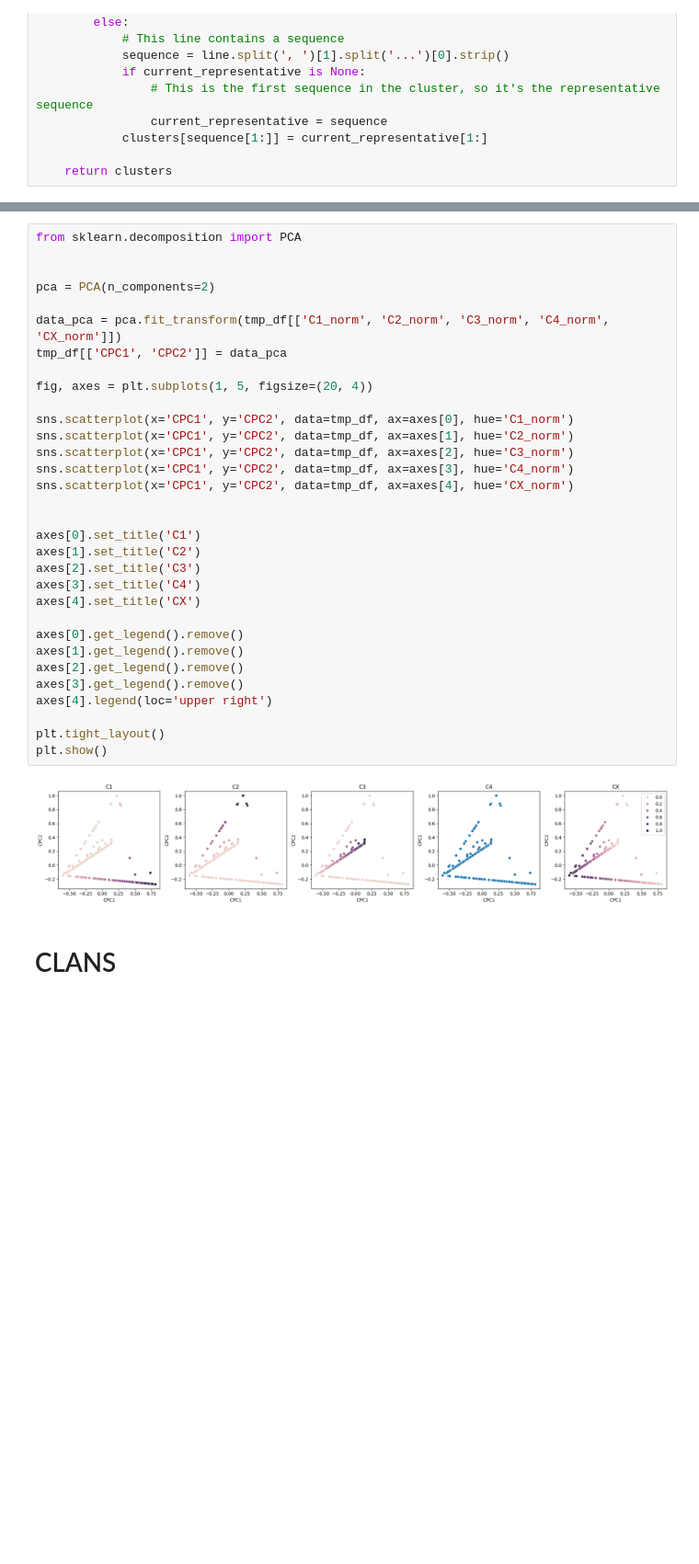
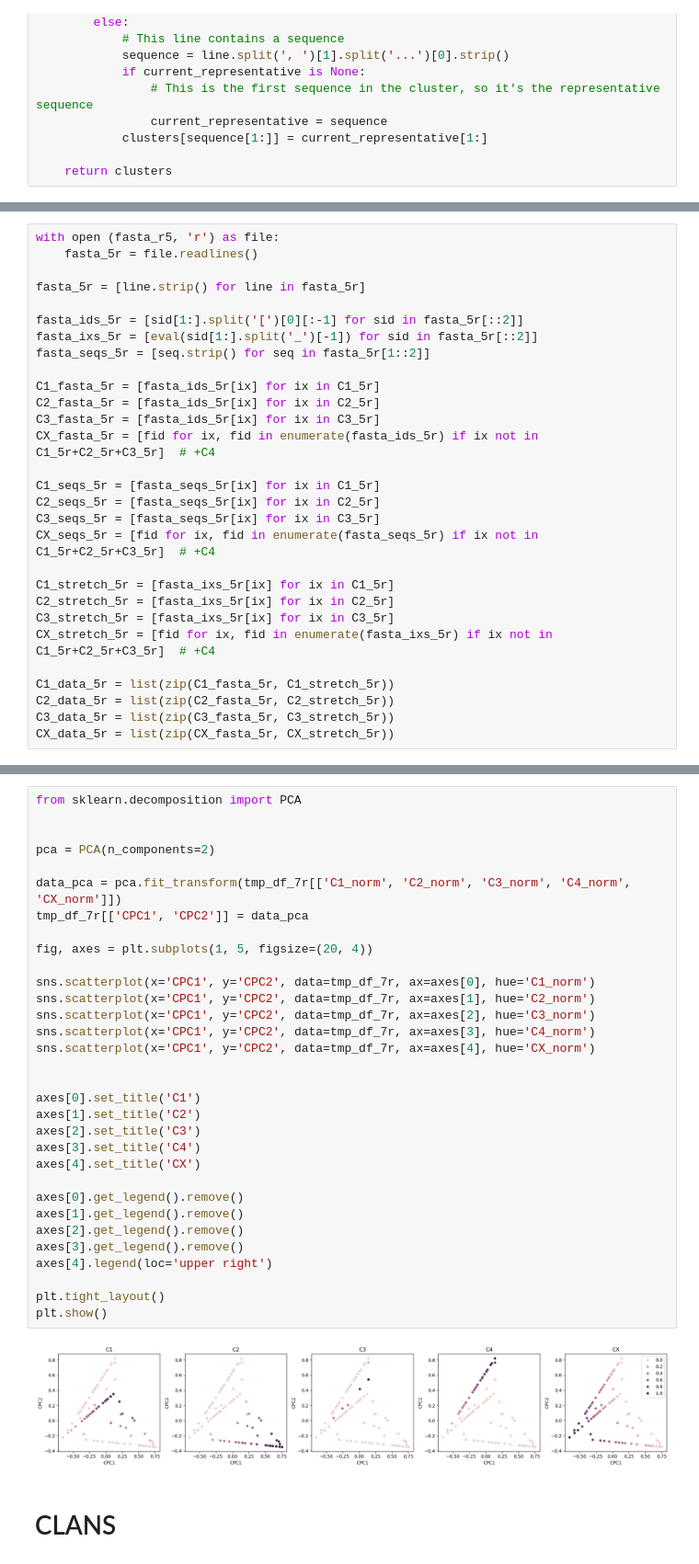
Before and after one commit to donEnno/hendecads, a Jupyter notebook: 1_seq_analysis/tmp_cd_clans.ipynb, the cells around one changed output, grey strips where cells are left out. Shown at 92% size. Drawn from its saved outputs; the diff is of its cells as text; blank space fills up the shorter version.

```diff
--- a/1_seq_analysis/tmp_cd_clans.ipynb
+++ b/1_seq_analysis/tmp_cd_clans.ipynb
@@ -130 +102,30 @@ C3 = numbers[2]
+# %%
+with open (fasta_r5, 'r') as file:
+    fasta_5r = file.readlines()
+
+fasta_5r = [line.strip() for line in fasta_5r]
+
+fasta_ids_5r = [sid[1:].split('[')[0][:-1] for sid in fasta_5r[::2]]
+fasta_ixs_5r = [eval(sid[1:].split('_')[-1]) for sid in fasta_5r[::2]]
+fasta_seqs_5r = [seq.strip() for seq in fasta_5r[1::2]]
+
+C1_fasta_5r = [fasta_ids_5r[ix] for ix in C1_5r]
+C2_fasta_5r = [fasta_ids_5r[ix] for ix in C2_5r]
+C3_fasta_5r = [fasta_ids_5r[ix] for ix in C3_5r]
+CX_fasta_5r = [fid for ix, fid in enumerate(fasta_ids_5r) if ix not in C1_5r+C2_5r+C3_5r]  # +C4
+
+C1_seqs_5r = [fasta_seqs_5r[ix] for ix in C1_5r]
+C2_seqs_5r = [fasta_seqs_5r[ix] for ix in C2_5r]
+C3_seqs_5r = [fasta_seqs_5r[ix] for ix in C3_5r]
+CX_seqs_5r = [fid for ix, fid in enumerate(fasta_seqs_5r) if ix not in C1_5r+C2_5r+C3_5r]  # +C4
+
+C1_stretch_5r = [fasta_ixs_5r[ix] for ix in C1_5r]
+C2_stretch_5r = [fasta_ixs_5r[ix] for ix in C2_5r]
+C3_stretch_5r = [fasta_ixs_5r[ix] for ix in C3_5r]
+CX_stretch_5r = [fid for ix, fid in enumerate(fasta_ixs_5r) if ix not in C1_5r+C2_5r+C3_5r]  # +C4
+
+C1_data_5r = list(zip(C1_fasta_5r, C1_stretch_5r))
+C2_data_5r = list(zip(C2_fasta_5r, C2_stretch_5r))
+C3_data_5r = list(zip(C3_fasta_5r, C3_stretch_5r))
+CX_data_5r = list(zip(CX_fasta_5r, CX_stretch_5r))
 # %%
@@ -295,37 +335,37 @@ plt.show()
 # %%
 from sklearn.decomposition import PCA
 
 
 pca = PCA(n_components=2)
 
-data_pca = pca.fit_transform(tmp_df[['C1_norm', 'C2_norm', 'C3_norm', 'C4_norm', 'CX_norm']])
-tmp_df[['CPC1', 'CPC2']] = data_pca
+data_pca = pca.fit_transform(tmp_df_7r[['C1_norm', 'C2_norm', 'C3_norm', 'C4_norm', 'CX_norm']])
+tmp_df_7r[['CPC1', 'CPC2']] = data_pca
 
 fig, axes = plt.subplots(1, 5, figsize=(20, 4))
 
-sns.scatterplot(x='CPC1', y='CPC2', data=tmp_df, ax=axes[0], hue='C1_norm')
-sns.scatterplot(x='CPC1', y='CPC2', data=tmp_df, ax=axes[1], hue='C2_norm')
-sns.scatterplot(x='CPC1', y='CPC2', data=tmp_df, ax=axes[2], hue='C3_norm')
-sns.scatterplot(x='CPC1', y='CPC2', data=tmp_df, ax=axes[3], hue='C4_norm')
-sns.scatterplot(x='CPC1', y='CPC2', data=tmp_df, ax=axes[4], hue='CX_norm')
+sns.scatterplot(x='CPC1', y='CPC2', data=tmp_df_7r, ax=axes[0], hue='C1_norm')
+sns.scatterplot(x='CPC1', y='CPC2', data=tmp_df_7r, ax=axes[1], hue='C2_norm')
+sns.scatterplot(x='CPC1', y='CPC2', data=tmp_df_7r, ax=axes[2], hue='C3_norm')
+sns.scatterplot(x='CPC1', y='CPC2', data=tmp_df_7r, ax=axes[3], hue='C4_norm')
+sns.scatterplot(x='CPC1', y='CPC2', data=tmp_df_7r, ax=axes[4], hue='CX_norm')
 
 
 axes[0].set_title('C1')
 axes[1].set_title('C2')
 axes[2].set_title('C3')
 axes[3].set_title('C4')
 axes[4].set_title('CX')
 
 axes[0].get_legend().remove()
 axes[1].get_legend().remove()
 axes[2].get_legend().remove()
 axes[3].get_legend().remove()
 axes[4].legend(loc='upper right')
 
 plt.tight_layout()
 plt.show()
 # %% [output]
-[figure, old version]
+[figure, new version]
 # %% [markdown]
 # CLANS
 # %%
```
Also changed, not shown: parts of 38 cells of this notebook, 21 other files.
